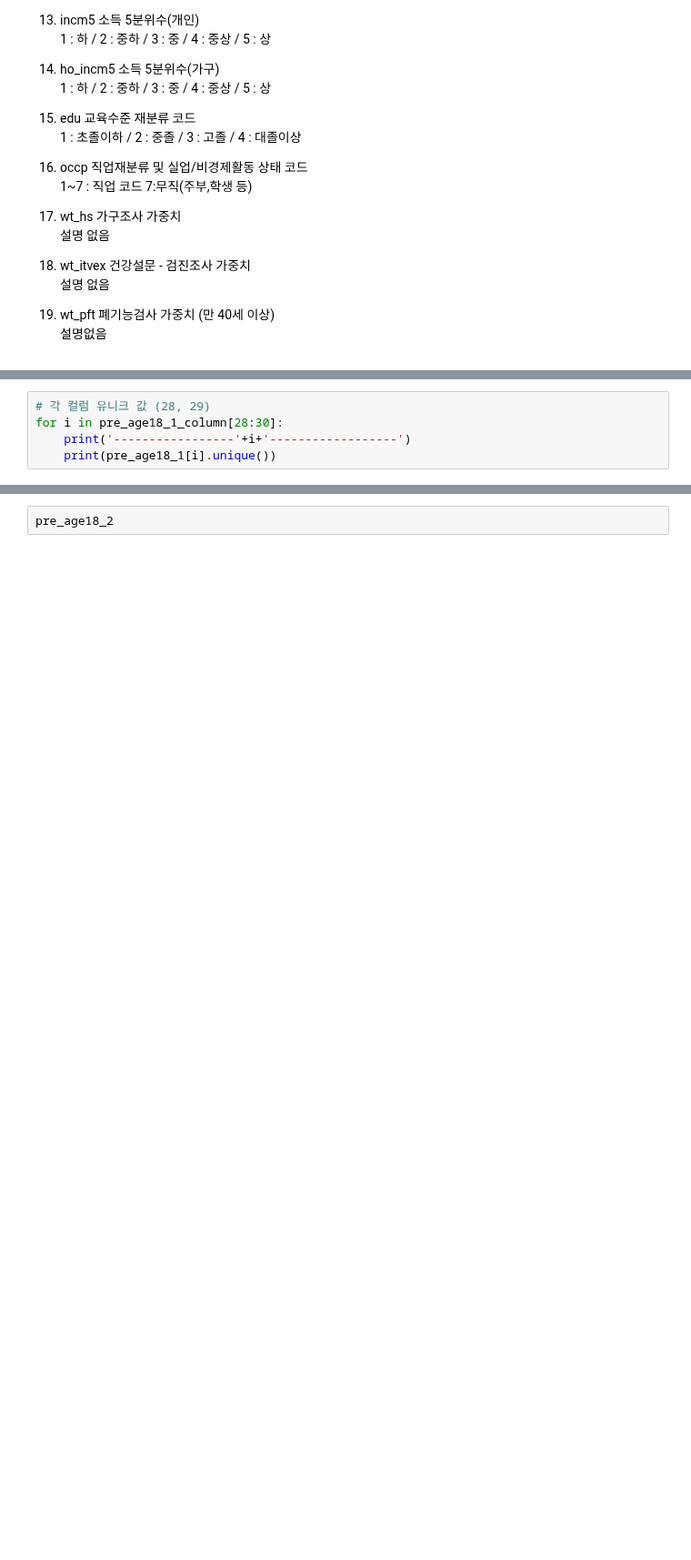
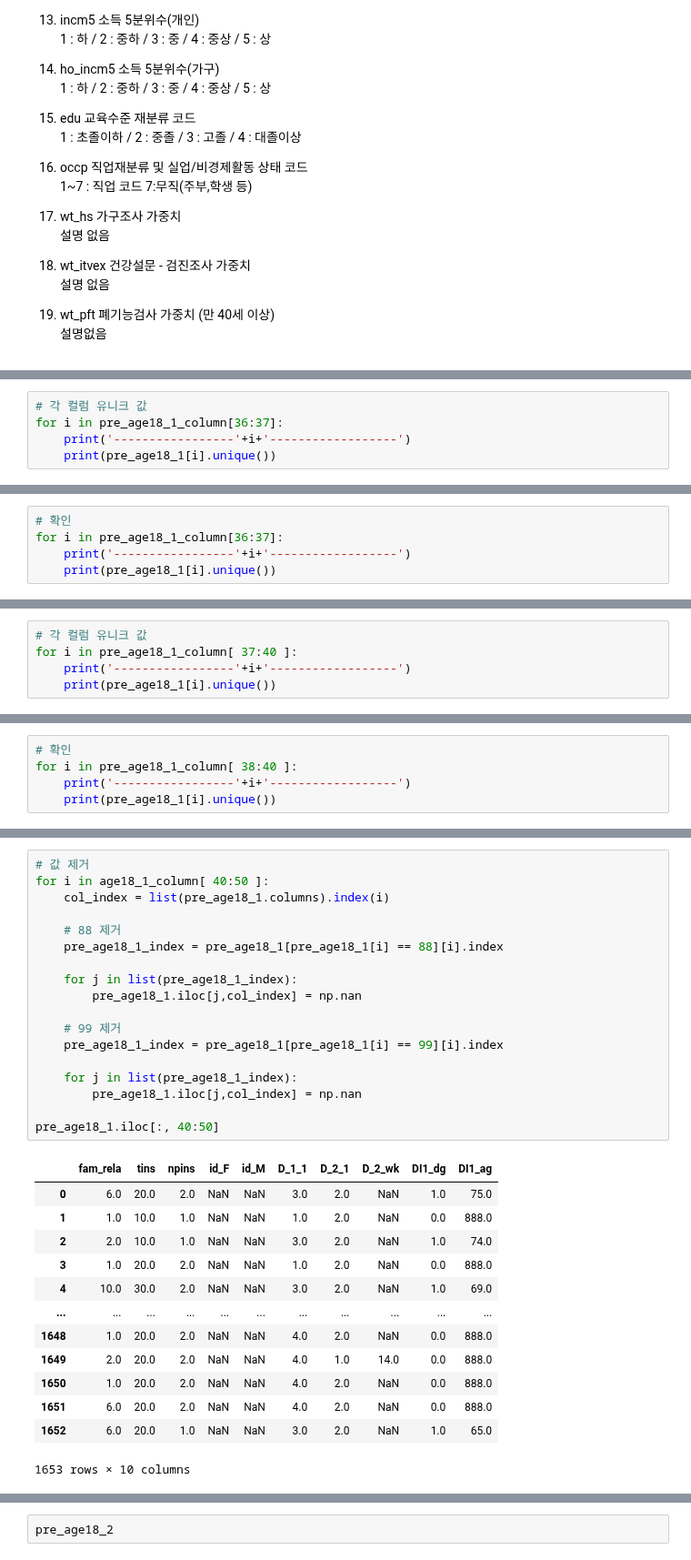
Before and after one commit to knu-final-project/sas_view, a Jupyter notebook: corr_18.ipynb, the cells around one changed output, grey strips where cells are left out. Shown at 91% size. Drawn from its saved outputs; the diff is of its cells as text; blank space fills up the shorter version.

```diff
--- a/corr_18.ipynb
+++ b/corr_18.ipynb
@@ -683,6 +760,6 @@ for i in pre_age18_1_column[10:28]:
 # %%
-# 각 컬럼 유니크 값 (28, 29)
-for i in pre_age18_1_column[28:30]:
+# 각 컬럼 유니크 값
+for i in pre_age18_1_column[36:37]:
     print('-----------------'+i+'------------------')
     print(pre_age18_1[i].unique())
 # %% [output]
@@ -705,0 +811,5 @@ for i in pre_age18_1_column[28:30]:
+# %%
+# 확인
+for i in pre_age18_1_column[36:37]:
+    print('-----------------'+i+'------------------')
+    print(pre_age18_1[i].unique())
@@ -705,0 +834,5 @@ for i in pre_age18_1_column[28:30]:
+# %%
+# 각 컬럼 유니크 값
+for i in pre_age18_1_column[ 37:40 ]:
+    print('-----------------'+i+'------------------')
+    print(pre_age18_1[i].unique())
@@ -705,0 +901,5 @@ for i in pre_age18_1_column[28:30]:
+# %%
+# 확인
+for i in pre_age18_1_column[ 38:40 ]:
+    print('-----------------'+i+'------------------')
+    print(pre_age18_1[i].unique())
@@ -737 +954,33 @@ Index(['wt_vt', 'wt_nn', 'wt_ntr', 'wt_tot', 'wt_pfnt', 'wt_pfvt', 'wt_pfvtnt',
       dtype='object')
+# %%
+# 값 제거
+for i in age18_1_column[ 40:50 ]:
+    col_index = list(pre_age18_1.columns).index(i)
+
+    # 88 제거
+    pre_age18_1_index = pre_age18_1[pre_age18_1[i] == 88][i].index
+
+    for j in list(pre_age18_1_index):
+        pre_age18_1.iloc[j,col_index] = np.nan
+
+    # 99 제거
+    pre_age18_1_index = pre_age18_1[pre_age18_1[i] == 99][i].index
+
+    for j in list(pre_age18_1_index):
+        pre_age18_1.iloc[j,col_index] = np.nan
+
+pre_age18_1.iloc[:, 40:50]
+# %% [output]
+|  | fam_rela | tins | npins | id_F | id_M | D_1_1 | D_2_1 | D_2_wk | DI1_dg | DI1_ag |
+| 0 | 6.0 | 20.0 | 2.0 | NaN | NaN | 3.0 | 2.0 | NaN | 1.0 | 75.0 |
+| 1 | 1.0 | 10.0 | 1.0 | NaN | NaN | 1.0 | 2.0 | NaN | 0.0 | 888.0 |
+| 2 | 2.0 | 10.0 | 1.0 | NaN | NaN | 3.0 | 2.0 | NaN | 1.0 | 74.0 |
+| 3 | 1.0 | 20.0 | 2.0 | NaN | NaN | 1.0 | 2.0 | NaN | 0.0 | 888.0 |
+| 4 | 10.0 | 30.0 | 2.0 | NaN | NaN | 3.0 | 2.0 | NaN | 1.0 | 69.0 |
+| ... | ... | ... | ... | ... | ... | ... | ... | ... | ... | ... |
+| 1648 | 1.0 | 20.0 | 2.0 | NaN | NaN | 4.0 | 2.0 | NaN | 0.0 | 888.0 |
+| 1649 | 2.0 | 20.0 | 2.0 | NaN | NaN | 4.0 | 1.0 | 14.0 | 0.0 | 888.0 |
+| 1650 | 1.0 | 20.0 | 2.0 | NaN | NaN | 4.0 | 2.0 | NaN | 0.0 | 888.0 |
+| 1651 | 6.0 | 20.0 | 2.0 | NaN | NaN | 4.0 | 2.0 | NaN | 0.0 | 888.0 |
+| 1652 | 6.0 | 20.0 | 1.0 | NaN | NaN | 3.0 | 2.0 | NaN | 1.0 | 65.0 |
+1653 rows × 10 columns
```
Also changed, not shown: parts of 31 cells of this notebook.
